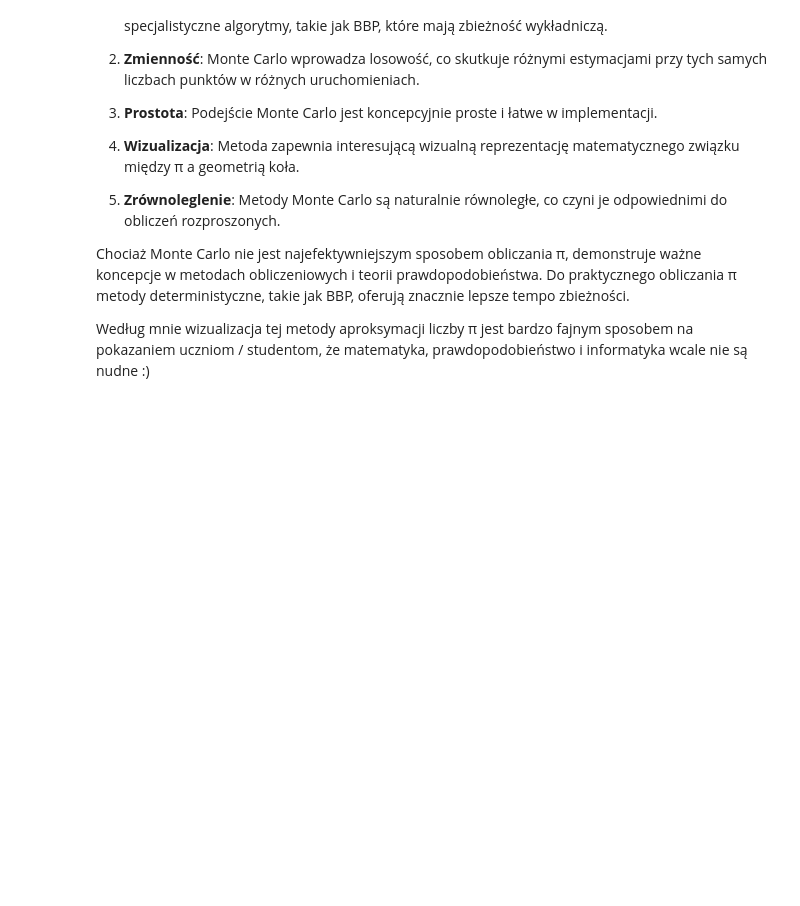
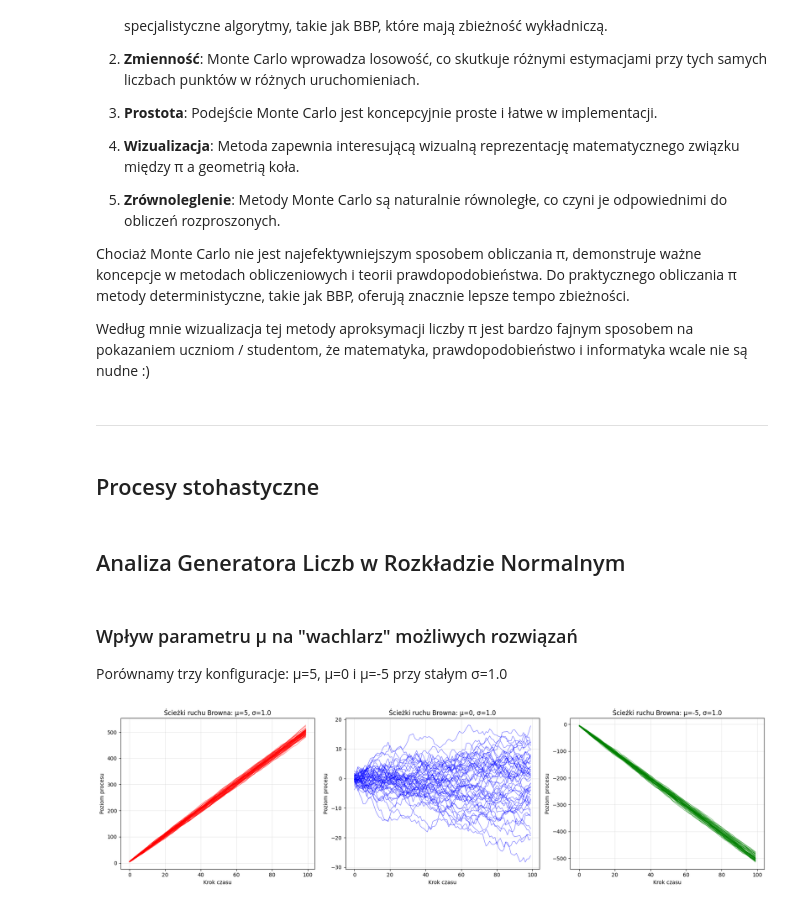
Before and after one commit to birzyk6/inteligencja-obliczeniowa, a Jupyter notebook: lab1 - Monte Carlo/montecarlo.ipynb, the cells around one changed output. Drawn from its saved outputs; the diff is of its cells as text; code cells hidden in the pictures; blank space fills up the shorter version.

```diff
--- a/lab1 - Monte Carlo/montecarlo.ipynb
+++ b/lab1 - Monte Carlo/montecarlo.ipynb
@@ -624,3 +624,52 @@ Metoda Monte Carlo do estymacji π wykazuje następujące charakterystyki w por
 Chociaż Monte Carlo nie jest najefektywniejszym sposobem obliczania π, demonstruje ważne koncepcje w metodach obliczeniowych i teorii prawdopodobieństwa. Do praktycznego obliczania π metody deterministyczne, takie jak BBP, oferują znacznie lepsze tempo zbieżności.
 
 Według mnie wizualizacja tej metody aproksymacji liczby π jest bardzo fajnym sposobem na pokazaniem uczniom / studentom, że matematyka, prawdopodobieństwo i informatyka wcale nie są nudne :)
+# %% [markdown]
+---
+# %% [markdown]
+## Procesy stohastyczne
+# %% [markdown]
+## Analiza Generatora Liczb w Rozkładzie Normalnym
+# %% [markdown]
+### Wpływ parametru μ na "wachlarz" możliwych rozwiązań
+
+Porównamy trzy konfiguracje: μ=5, μ=0 i μ=-5 przy stałym σ=1.0
+# %%
+np.random.seed(42)
+n_scenarios = 50
+T = 100
+dt = 1.0
+
+mu_configs = [
+    ("μ=5, σ=1.0", 5.0, 1.0),
+    ("μ=0, σ=1.0", 0.0, 1.0),
+    ("μ=-5, σ=1.0", -5.0, 1.0),
+]
+
+mu_paths = {}
+
+for tag, mu, sigma in mu_configs:
+    Z = np.random.normal(size=(n_scenarios, T))
+    increments = mu * dt + sigma * np.sqrt(dt) * Z
+    X = np.cumsum(increments, axis=1)
+    mu_paths[tag] = X
+
+fig, axes = plt.subplots(1, 3, figsize=(18, 5))
+
+colors = ['red', 'blue', 'green']
+for idx, (tag, mu, sigma) in enumerate(mu_configs):
+    ax = axes[idx]
+    X = mu_paths[tag]
+
+    for i in range(n_scenarios):
+        ax.plot(X[i], linewidth=0.8, alpha=0.6, color=colors[idx])
+
+    ax.set_title(f"Ścieżki ruchu Browna: {tag}", fontsize=12)
+    ax.set_xlabel("Krok czasu")
+    ax.set_ylabel("Poziom procesu")
+    ax.grid(True, alpha=0.3)
+
+plt.tight_layout()
+plt.show()
+# %% [output]
+[figure, added]
```
Also changed, not shown: parts of 23 cells of this notebook.
